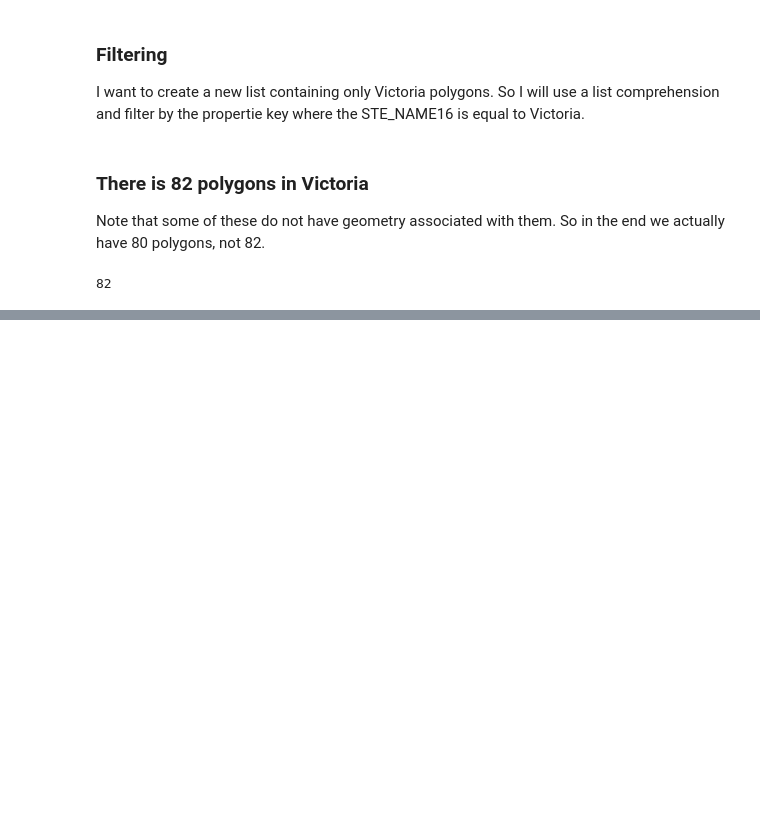
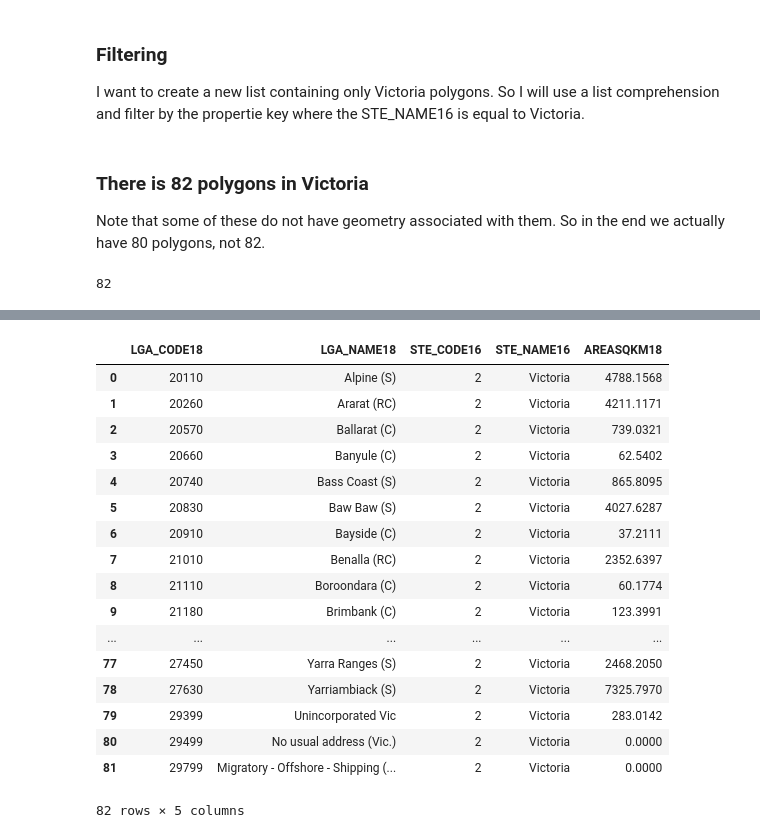
Before and after one commit to danielc92/python-data-guide, a Jupyter notebook: notebooks/Shapefiles.ipynb, the cells around one changed output, grey strips where cells are left out. Saved outputs shown, nothing was run; the diff lists cells and outputs as text; code cells hidden in the pictures; blank space fills up the shorter version.

```diff
--- a/notebooks/Shapefiles.ipynb
+++ b/notebooks/Shapefiles.ipynb
@@ -80,0 +70,23 @@ properties
+# %%
+data = pandas.DataFrame(properties)
+# %%
+data
+# %% [output]
+|  | LGA_CODE18 | LGA_NAME18 | STE_CODE16 | STE_NAME16 | AREASQKM18 |
+| 0 | 20110 | Alpine (S) | 2 | Victoria | 4788.1568 |
+| 1 | 20260 | Ararat (RC) | 2 | Victoria | 4211.1171 |
+| 2 | 20570 | Ballarat (C) | 2 | Victoria | 739.0321 |
+| 3 | 20660 | Banyule (C) | 2 | Victoria | 62.5402 |
+| 4 | 20740 | Bass Coast (S) | 2 | Victoria | 865.8095 |
+| 5 | 20830 | Baw Baw (S) | 2 | Victoria | 4027.6287 |
+| 6 | 20910 | Bayside (C) | 2 | Victoria | 37.2111 |
+| 7 | 21010 | Benalla (RC) | 2 | Victoria | 2352.6397 |
+| 8 | 21110 | Boroondara (C) | 2 | Victoria | 60.1774 |
+| 9 | 21180 | Brimbank (C) | 2 | Victoria | 123.3991 |
+| ... | ... | ... | ... | ... | ... |
+| 77 | 27450 | Yarra Ranges (S) | 2 | Victoria | 2468.2050 |
+| 78 | 27630 | Yarriambiack (S) | 2 | Victoria | 7325.7970 |
+| 79 | 29399 | Unincorporated Vic | 2 | Victoria | 283.0142 |
+| 80 | 29499 | No usual address (Vic.) | 2 | Victoria | 0.0000 |
+| 81 | 29799 | Migratory - Offshore - Shipping (... | 2 | Victoria | 0.0000 |
+82 rows × 5 columns
```
Also changed, not shown: parts of 5 cells of this notebook.
